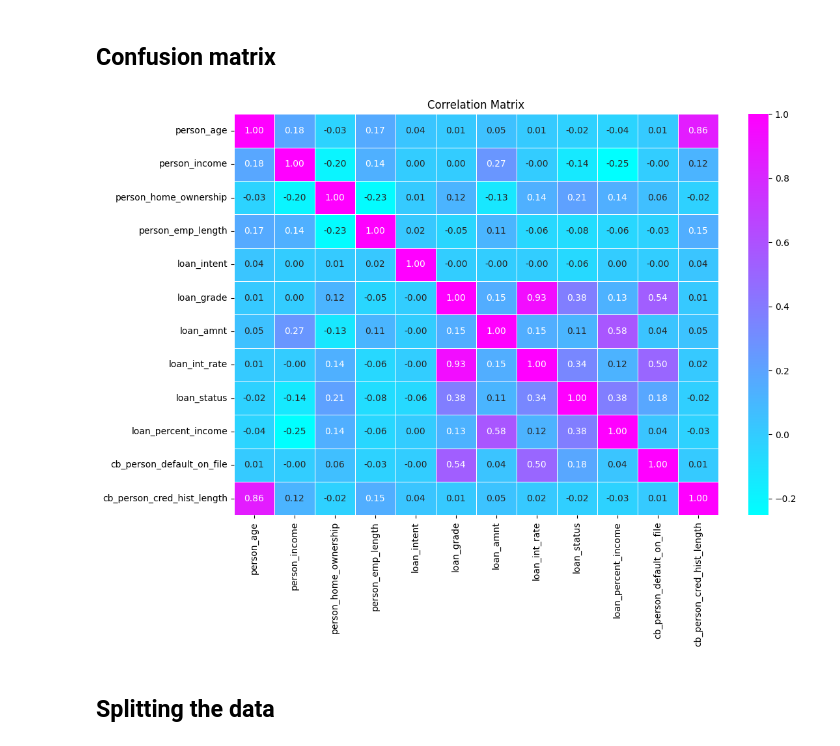
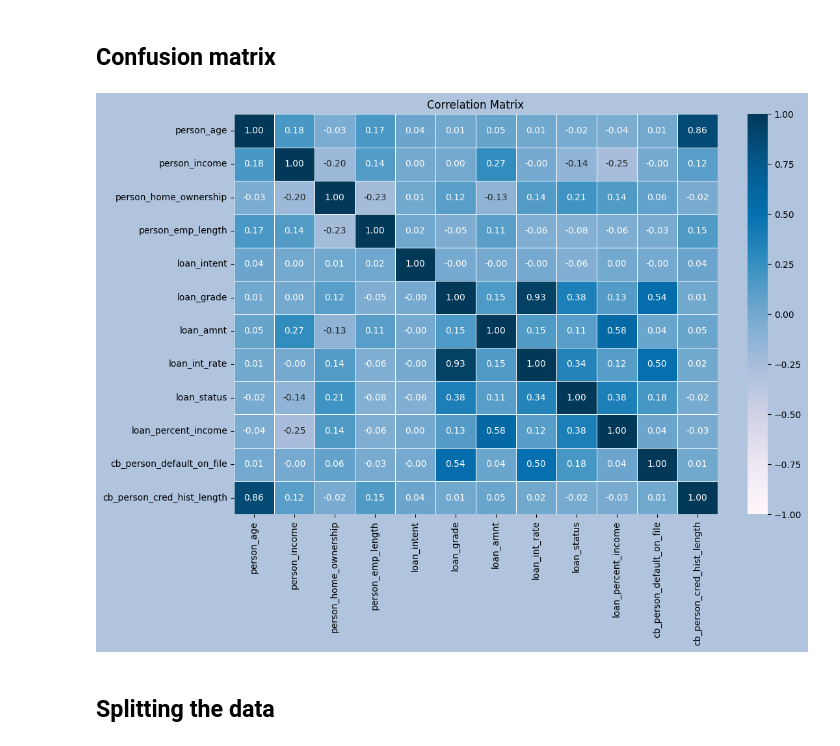
Before and after one commit to KM016/Default_pred, a Jupyter notebook: cred_risk.ipynb, the cells around one changed output. Cells and saved outputs as stored; diff of their text form; code cells hidden in the pictures.

```diff
--- a/cred_risk.ipynb
+++ b/cred_risk.ipynb
@@ -283,13 +287,14 @@ Mapping: {'A': 0, 'B': 1, 'C': 2, 'D': 3, 'E': 4, 'F': 5, 'G': 6}
 # %%
 correlation_matrix = df.corr()
 
 
 plt.figure(figsize=(12, 8))
-sns.heatmap(correlation_matrix, annot=True, cmap='cool', fmt='.2f', linewidths=0.5)
+sns.heatmap(correlation_matrix, annot=True, cmap='PuBu', fmt='.2f', linewidths=0.5, vmin=-1,vmax=1)
 plt.title('Correlation Matrix')
+plt.gcf().patch.set_facecolor('lightsteelblue')
 plt.show()
 # %% [output]
-[figure, old version]
+[figure, new version]
 # %% [markdown]
 ## Splitting the data
 # %%
```
Also changed, not shown: parts of 13 cells of this notebook.
